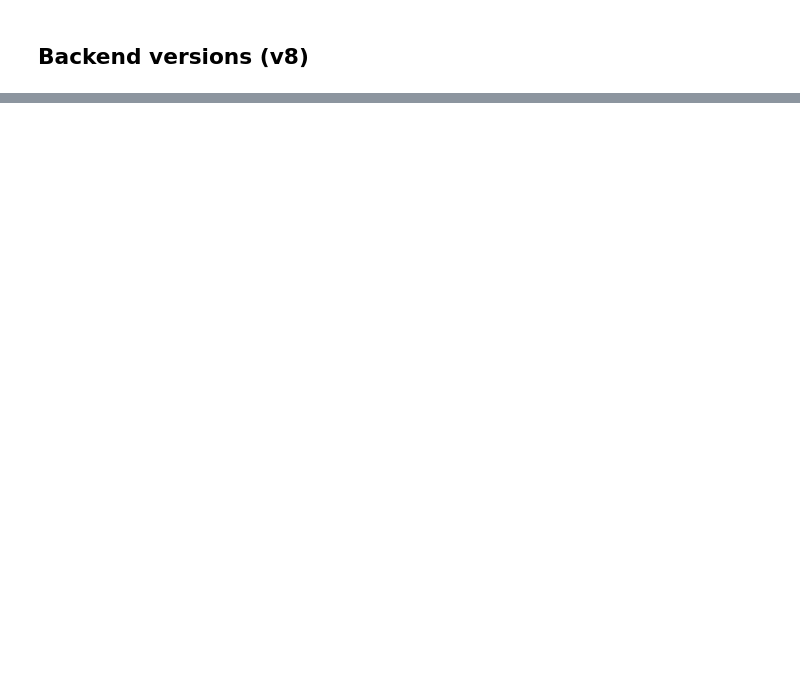
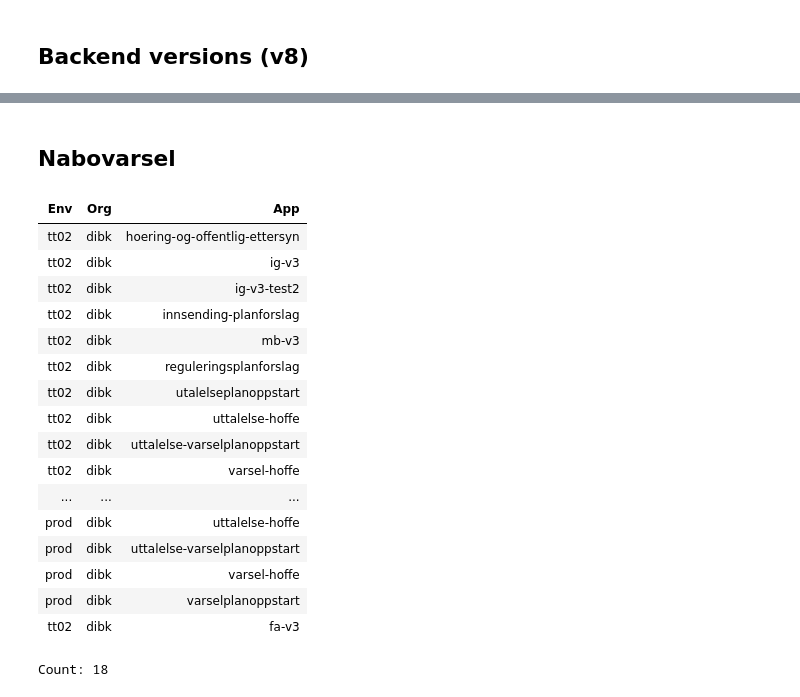
Before and after one commit to bjosttveit/altinn-app-insight, a Jupyter notebook: notebooks/version.ipynb, the cells around one changed output, grey strips where cells are left out. Saved outputs shown, nothing was run; the diff lists cells and outputs as text; code cells hidden in the pictures; blank space fills up the shorter version.

```diff
--- a/notebooks/version.ipynb
+++ b/notebooks/version.ipynb
@@ -56,7 +54,7 @@ Count: 10
 # %% [markdown]
 ## Backend versions (v8)
 # %%
-with Apps.init(cache_dir) as apps:
+with Apps.init(apps_dir) as apps:
     backend_versions = apps.where(lambda app: app.env == "prod" and app.backend_version.major == 8) \
     .group_by({"Backend version": lambda app: app.backend_version}) \
     .select({"Count": lambda apps: apps.length}) \
@@ -84,3 +82,27 @@ with Apps.init(cache_dir) as apps:
 | 8.1.0-preview.5 | 1 |
 | 8.1.0-preview.6 | 1 |
 Count: 29
+# %% [markdown]
+## Nabovarsel
+# %%
+with Apps.init(apps_dir) as apps:
+    apps.where(lambda app: app.org == 'dibk').table()
+# %% [output]
+| Env | Org | App |
+| tt02 | dibk | hoering-og-offentlig-ettersyn |
+| tt02 | dibk | ig-v3 |
+| tt02 | dibk | ig-v3-test2 |
+| tt02 | dibk | innsending-planforslag |
+| tt02 | dibk | mb-v3 |
+| tt02 | dibk | reguleringsplanforslag |
+| tt02 | dibk | utalelseplanoppstart |
+| tt02 | dibk | uttalelse-hoffe |
+| tt02 | dibk | uttalelse-varselplanoppstart |
+| tt02 | dibk | varsel-hoffe |
+| ... | ... | ... |
+| prod | dibk | uttalelse-hoffe |
+| prod | dibk | uttalelse-varselplanoppstart |
+| prod | dibk | varsel-hoffe |
+| prod | dibk | varselplanoppstart |
+| tt02 | dibk | fa-v3 |
+Count: 18
```
Also changed, not shown: parts of 4 cells of this notebook, 7 other files.
